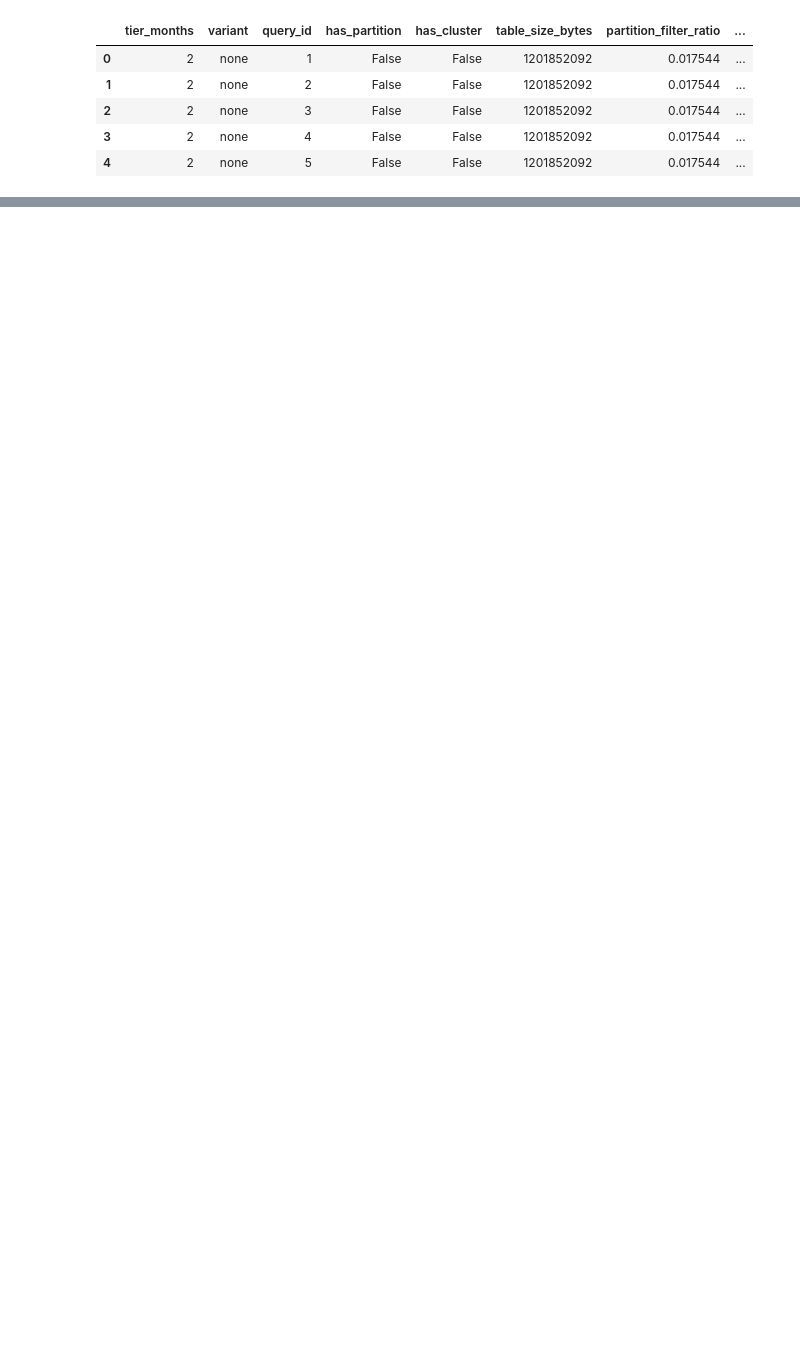
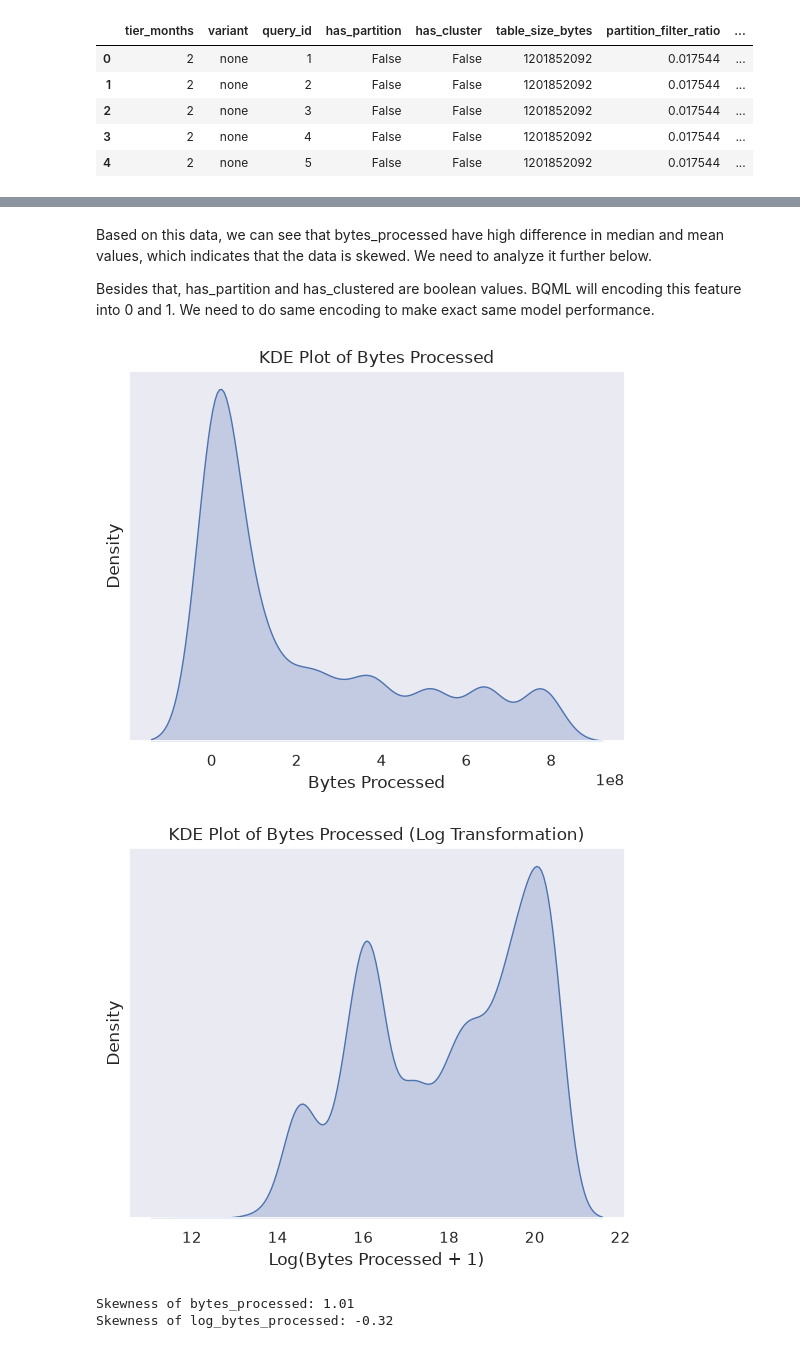
Before and after one commit to MNAtthoriq/de-projects-beyond-zoomcamp, a Jupyter notebook: 03-data-warehouse/notebooks/ml_model_selection.ipynb, the cells around one changed output, grey strips where cells are left out. Drawn from its saved outputs; the diff is of its cells as text; code cells hidden in the pictures; blank space fills up the shorter version.

Commit message:
Continue to model selection

```diff
--- a/03-data-warehouse/notebooks/ml_model_selection.ipynb
+++ b/03-data-warehouse/notebooks/ml_model_selection.ipynb
@@ -14,6 +14,17 @@ For reference, we will compare only 3 models:
 | Gradient Boosting | `XGBRegressor` | `BOOSTED_TREE_REGRESSOR` |
 # %%
 # import library
+from pathlib import Path
 import pandas as pd
-from pathlib import Path
+import numpy as np
+
+import seaborn as sns
+import matplotlib.pyplot as plt
+sns.set_theme(style="dark")
+
+from scipy.stats import skew
+from sklearn.metrics import mean_absolute_error, r2_score
+from sklearn.model_selection import RandomizedSearchCV, train_test_split
+
+RANDOM_STATE=42
 # %% [markdown]
@@ -61,0 +84,29 @@ Descriptive statistics for categorical columns:
+# %% [markdown]
+Based on this data, we can see that bytes_processed have high difference in median and mean values, which indicates that the data is skewed. We need to analyze it further below.
+
+Besides that, has_partition and has_clustered are boolean values. BQML will encoding this feature into 0 and 1. We need to do same encoding to make exact same model performance.
+# %%
+# create the KDE plot for bytes_processed
+sns.kdeplot(data=df, x="bytes_processed", fill=True)
+plt.title("KDE Plot of Bytes Processed")
+plt.xlabel("Bytes Processed")
+plt.yticks([])
+plt.show()
+
+# create the KDE plot for bytes_processed after log transformation
+_test = df.copy()
+_test["log_bytes_processed"] = np.log1p(_test["bytes_processed"])
+sns.kdeplot(data=_test, x="log_bytes_processed", fill=True)
+plt.title("KDE Plot of Bytes Processed (Log Transformation)")
+plt.xlabel("Log(Bytes Processed + 1)")
+plt.yticks([])
+plt.show()
+
+# check skewness
+print(f"Skewness of bytes_processed: {skew(df['bytes_processed']):.2f}")
+print(f"Skewness of log_bytes_processed: {skew(_test['log_bytes_processed']):.2f}")
+# %% [output]
+[figure, added]
+[figure, added]
+Skewness of bytes_processed: 1.01
+Skewness of log_bytes_processed: -0.32
```
Also changed, not shown: parts of 10 cells of this notebook.
